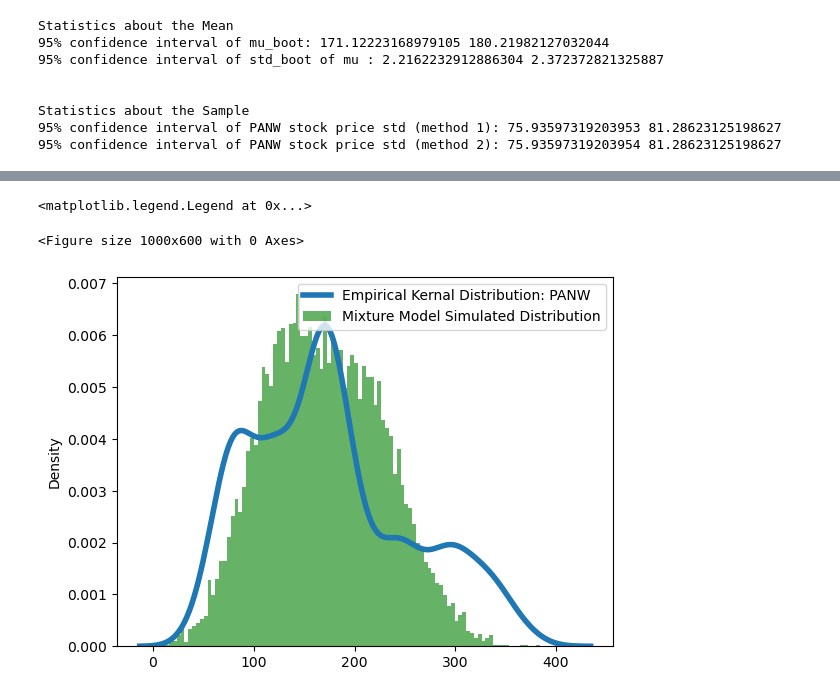
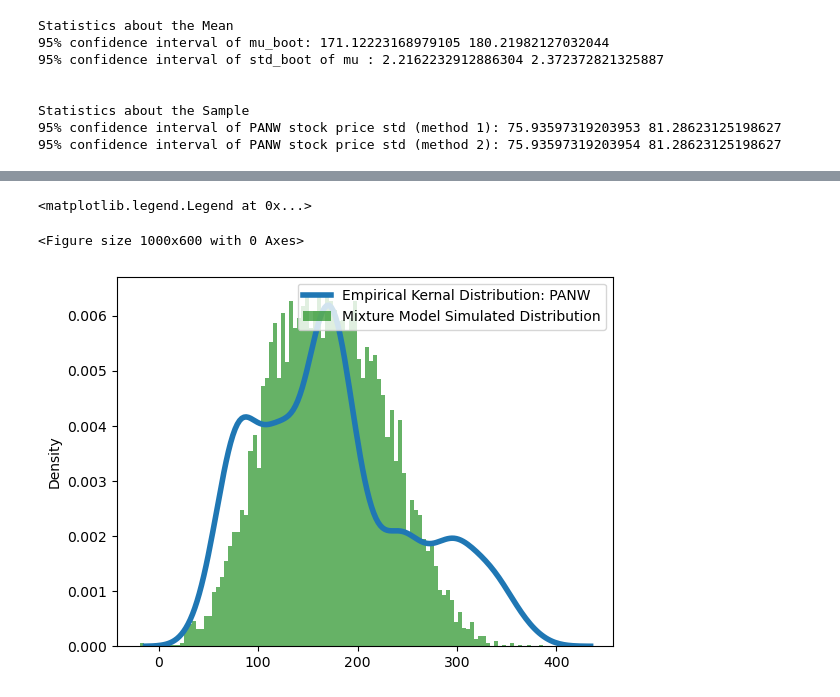
Before and after one commit to ZuiTaoNEU/datascience, a Jupyter notebook: assignment1.ipynb, the cells around one changed output, grey strips where cells are left out. Cells and saved outputs as stored; diff of their text form; code cells hidden in the pictures.

```diff
--- a/assignment1.ipynb
+++ b/assignment1.ipynb
@@ -159,30 +210,30 @@ confidence interval of mu_mc: 163.6794364144587 173.81345788196094
 # %%
 
 # Given parameters
 mu_1 = 130
 sigma1 = 40
 mu_2 = 210
 sigma2 = 45
 p = 0.5
-T = 10000
+T = 8000
 
 # Generate the data for r
 r = np.zeros(T)
 for t in range(T):
     eps1 = np.random.normal(0,1,1)
     eps2 = np.random.normal(0,1,1)
     r1 = mu_1 + sigma1 * eps1
     r2 = mu_2 + sigma2 * eps2
     u = np.random.uniform(0,1,1)
     r[t] = r1*(u <= p)+r2*(u > p)
 
 # Plotting the histogram of r
 plt.figure(figsize=(10,6))
 fig, ax = plt.subplots()
 sns.kdeplot(data=adj_close, linewidth=4)
 plt.hist(r, bins=100, density=True, alpha=0.6, color='green', label="Histogram")
 ax.legend([f'Empirical Kernal Distribution: {stock_symbol}', 'Mixture Model Simulated Distribution'])
 # %% [output]
 <matplotlib.legend.Legend at 0x...>
 <Figure size 1000x600 with 0 Axes>
-[figure, old version]
+[figure, new version]
```
Also changed, not shown: parts of 3 cells of this notebook.
